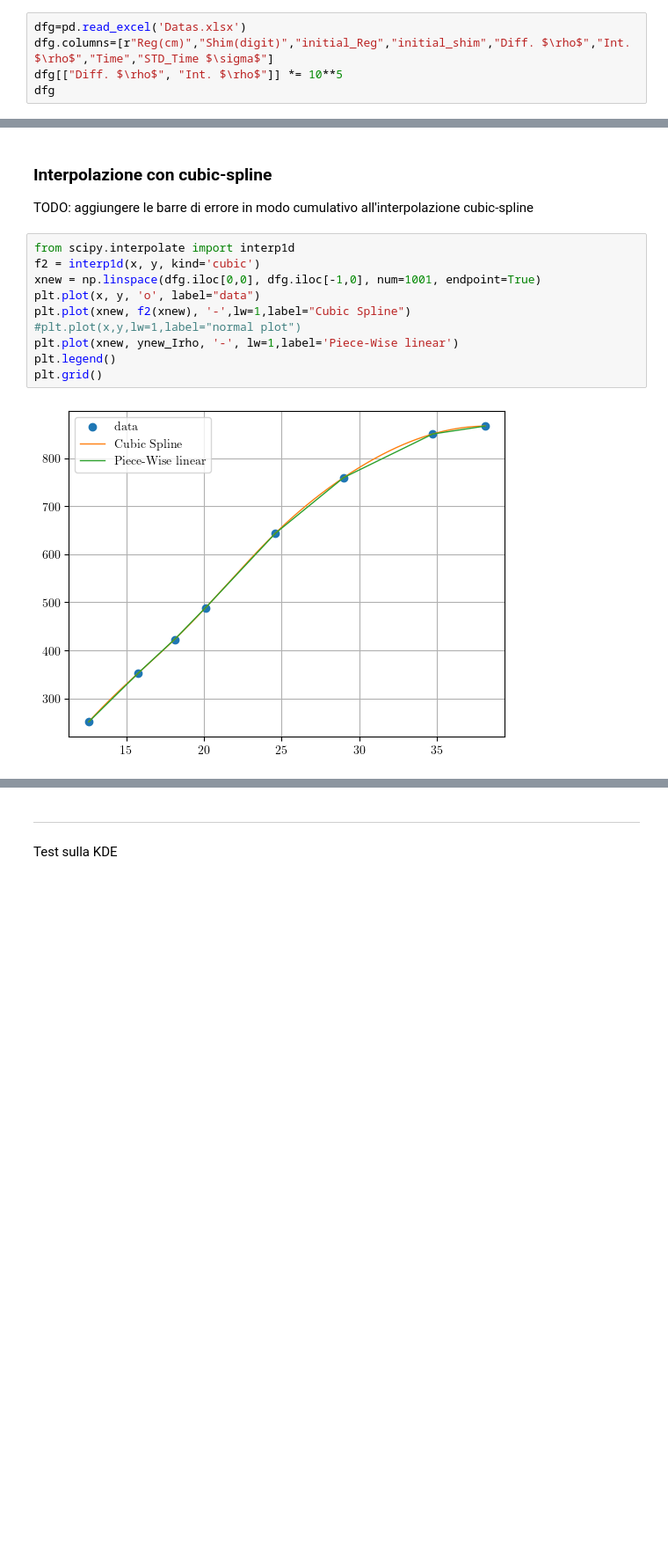
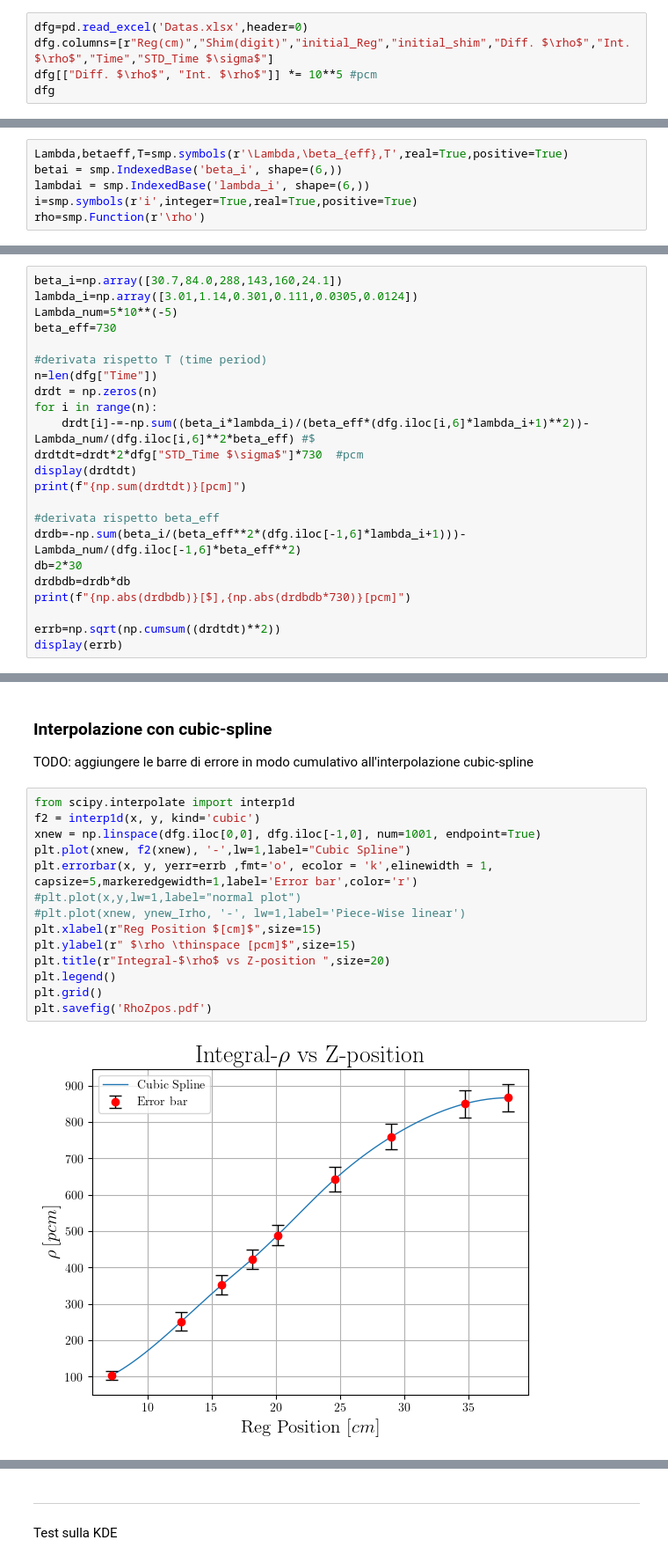
Before and after one commit to 96mat/ENRK, a Jupyter notebook: Report.ipynb, the cells around one changed output, grey strips where cells are left out. Shown at 88% size. Cells and saved outputs as stored; diff of their text form; blank space fills up the shorter version.

Commit message:
Analytical error evaluation

```diff
--- a/Report.ipynb
+++ b/Report.ipynb
@@ -10,9 +10,9 @@ plt.rc('font', family='serif')
 #import scienceplots
 #plt.style.use(['science','notebook'])
 # %%
-dfg=pd.read_excel('Datas.xlsx')
+dfg=pd.read_excel('Datas.xlsx',header=0)
 dfg.columns=[r"Reg(cm)","Shim(digit)","initial_Reg","initial_shim","Diff. $\rho$","Int. $\rho$","Time","STD_Time $\sigma$"]
-dfg[["Diff. $\rho$", "Int. $\rho$"]] *= 10**5
+dfg[["Diff. $\rho$", "Int. $\rho$"]] *= 10**5 #pcm
 dfg
 # %% [output]
 |  | Reg(cm) | Shim(digit) | initial_Reg | initial_shim | Diff. $\rho$ | Int. $\rho$ | Time | ... |
@@ -176,0 +199,6 @@ plt.show()
+# %%
+Lambda,betaeff,T=smp.symbols(r'\Lambda,\beta_{eff},T',real=True,positive=True)
+betai = smp.IndexedBase('beta_i', shape=(6,))
+lambdai = smp.IndexedBase('lambda_i', shape=(6,))
+i=smp.symbols(r'i',integer=True,real=True,positive=True)
+rho=smp.Function(r'\rho')
@@ -176,0 +214,23 @@ plt.show()
+# %%
+beta_i=np.array([30.7,84.0,288,143,160,24.1])
+lambda_i=np.array([3.01,1.14,0.301,0.111,0.0305,0.0124])
+Lambda_num=5*10**(-5)
+beta_eff=730
+
+#derivata rispetto T (time period)
+n=len(dfg["Time"])
+drdt = np.zeros(n)
+for i in range(n):
+    drdt[i]-=-np.sum((beta_i*lambda_i)/(beta_eff*(dfg.iloc[i,6]*lambda_i+1)**2))-Lambda_num/(dfg.iloc[i,6]**2*beta_eff) #$
+drdtdt=drdt*2*dfg["STD_Time $\sigma$"]*730  #pcm
+display(drdtdt)
+print(f"{np.sum(drdtdt)}[pcm]")
+
+#derivata rispetto beta_eff
+drdb=-np.sum(beta_i/(beta_eff**2*(dfg.iloc[-1,6]*lambda_i+1)))-Lambda_num/(dfg.iloc[-1,6]*beta_eff**2)
+db=2*30
+drdbdb=drdb*db
+print(f"{np.abs(drdbdb)}[$],{np.abs(drdbdb*730)}[pcm]")
+
+errb=np.sqrt(np.cumsum((drdtdt)**2))
+display(errb)
@@ -200,12 +285,16 @@ TODO: aggiungere le barre di errore in modo cumulativo all'interpolazione cubic-
 # %%
 from scipy.interpolate import interp1d
 f2 = interp1d(x, y, kind='cubic')
 xnew = np.linspace(dfg.iloc[0,0], dfg.iloc[-1,0], num=1001, endpoint=True)
-plt.plot(x, y, 'o', label="data")
 plt.plot(xnew, f2(xnew), '-',lw=1,label="Cubic Spline")
+plt.errorbar(x, y, yerr=errb ,fmt='o', ecolor = 'k',elinewidth = 1, capsize=5,markeredgewidth=1,label='Error bar',color='r')
 #plt.plot(x,y,lw=1,label="normal plot")
-plt.plot(xnew, ynew_Irho, '-', lw=1,label='Piece-Wise linear')
+#plt.plot(xnew, ynew_Irho, '-', lw=1,label='Piece-Wise linear')
+plt.xlabel(r"Reg Position $[cm]$",size=15)
+plt.ylabel(r" $\rho \thinspace [pcm]$",size=15)
+plt.title(r"Integral-$\rho$ vs Z-position ",size=20)
 plt.legend()
 plt.grid()
+plt.savefig('RhoZpos.pdf')
 # %% [output]
-[figure, old version]
+[figure, new version]
```
Also changed, not shown: parts of 37 cells of this notebook.
